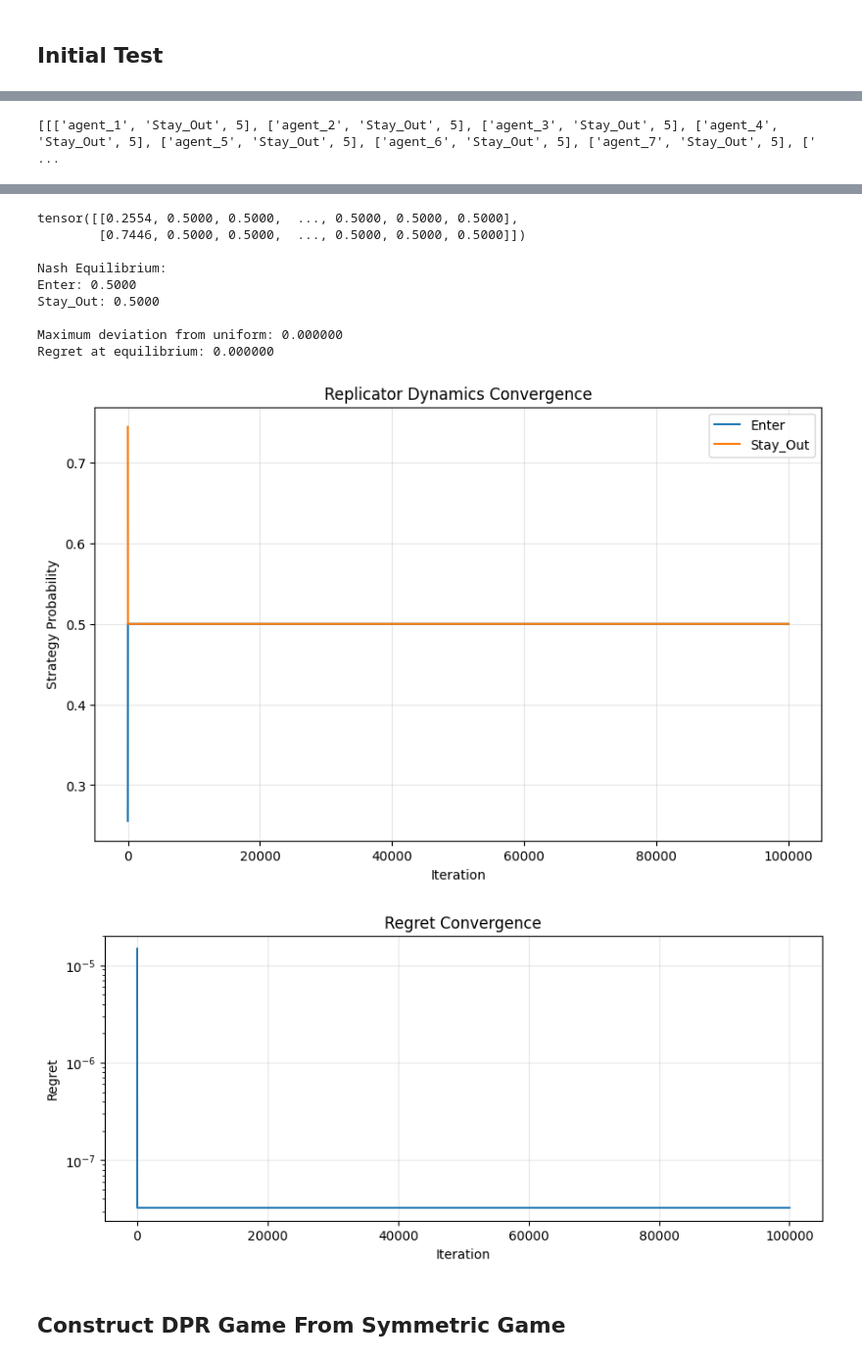
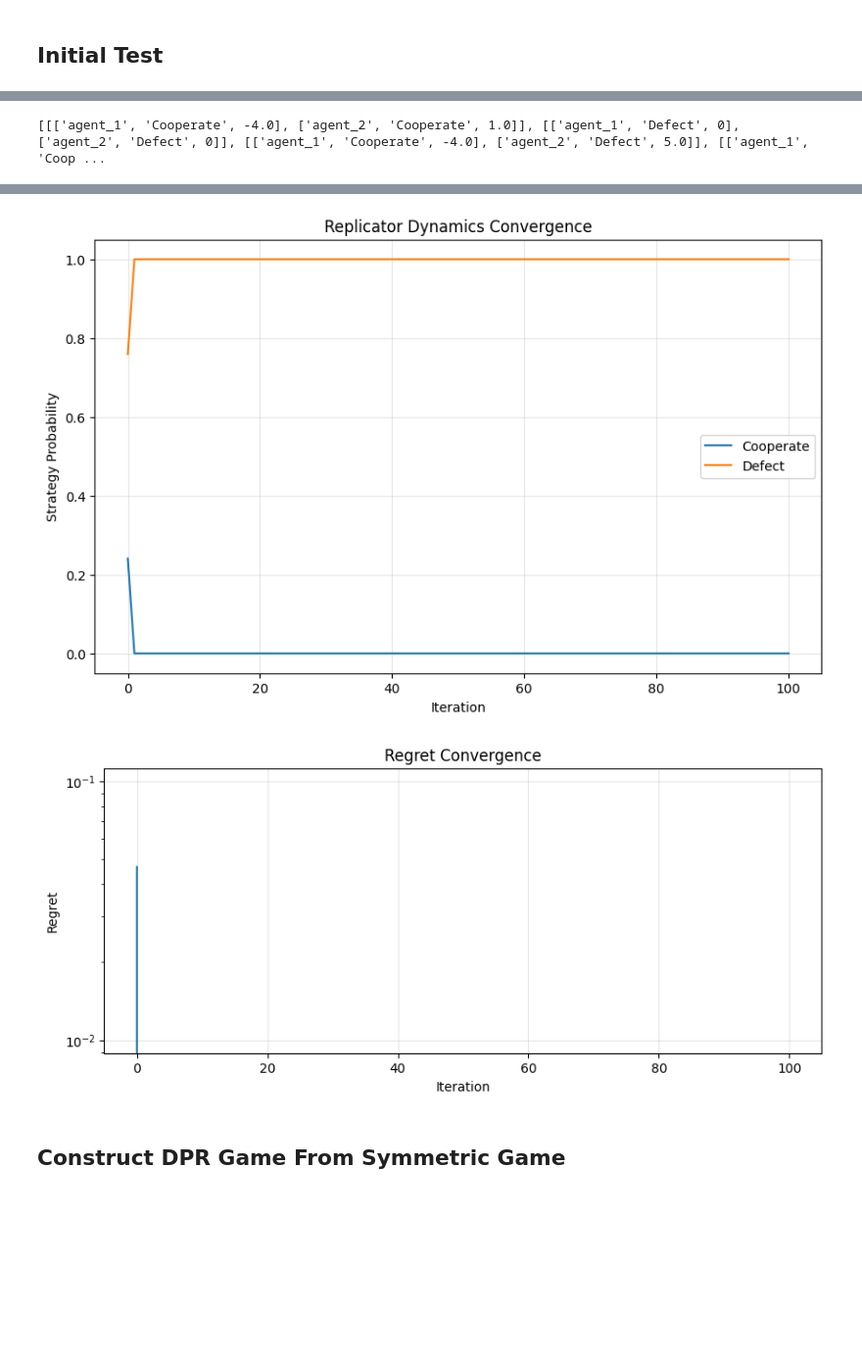
Before and after one commit to anrigu/melo_project, a Jupyter notebook: marketsim/egta/test.ipynb, the cells around one changed output, grey strips where cells are left out. Shown at 98% size. Saved outputs shown, nothing was run; the diff lists cells and outputs as text; code cells hidden in the pictures; blank space fills up the shorter version.

```diff
--- a/marketsim/egta/test.ipynb
+++ b/marketsim/egta/test.ipynb
@@ -25,10 +25,10 @@ Matplotlib created a temporary cache directory at /var/folders/fh/fwc37qhn04d8sx
 # %%
 # Generate and display the data
-rps_profiles, rps_strategy_names = games.generate_market_entry_game(num_players=25)#generate_blotto_data(num_players=25, num_battlefields=2, num_troops=2)#generate_rps_25_player_data()
+rps_profiles, rps_strategy_names = games.generate_prisoners_dilemma(num_players=2)#generate_blotto_data(num_players=25, num_battlefields=2, num_troops=2)#generate_rps_25_player_data()
 print(rps_profiles)
 rps_data = rps_profiles
 # %% [output]
-[[['agent_1', 'Stay_Out', 5], ['agent_2', 'Stay_Out', 5], ['agent_3', 'Stay_Out', 5], ['agent_4', 'Stay_Out', 5], ['agent_5', 'Stay_Out', 5], ['agent_6', 'Stay_Out', 5], ['agent_7', 'Stay_Out', 5], [' ...
+[[['agent_1', 'Cooperate', -4.0], ['agent_2', 'Cooperate', 1.0]], [['agent_1', 'Defect', 0], ['agent_2', 'Defect', 0]], [['agent_1', 'Cooperate', -4.0], ['agent_2', 'Defect', 5.0]], [['agent_1', 'Coop ...
 # %%
 # Create symmetric game from the data
 device = "cuda" if torch.cuda.is_available() else "cpu"
@@ -43,7 +43,7 @@ print(f"Created RPS game with {rps_game.num_players} players and {rps_game.num_a
 print(f"Strategy names: {rps_game.strategy_names}")
 
 #find Nash equilibrium using replicator dynamics
-iters = 100000
+iters = 100
 
 #generate random mixture
 random_mixture = torch.rand(rps_game.num_actions, device=rps_game.device)
@@ -64,8 +64,7 @@ print("\nNash Equilibrium:")
 for i, strat in enumerate(rps_game.strategy_names):
     print(f"{strat}: {eq_mixture[i].item():.4f}")
 
-# Verify this matches the expected [1/3, 1/3, 1/3] distribution
-print(f"\nMaximum deviation from uniform: {torch.max(torch.abs(eq_mixture - 1/rps_game.num_actions)).item():.6f}")
+#print(f"\nMaximum deviation from uniform: {torch.max(torch.abs(eq_mixture - 1/rps_game.num_actions)).item():.6f}")
 
 # Calculate regret at the equilibrium
 regret = rps_game.regret(eq_mixture)
@@ -116,14 +115,5 @@ Starting random mixture: tensor([0.2554, 0.7446])
-tensor([[0.2554, 0.5000, 0.5000,  ..., 0.5000, 0.5000, 0.5000],
-        [0.7446, 0.5000, 0.5000,  ..., 0.5000, 0.5000, 0.5000]])
-
-Nash Equilibrium:
-Enter: 0.5000
-Stay_Out: 0.5000
-
-Maximum deviation from uniform: 0.000000
-Regret at equilibrium: 0.000000
-[figure, old version]
+[figure, new version]
-[figure, old version]
+[figure, new version]
 # %% [markdown]
 ## Construct DPR Game From Symmetric Game
 # %%
```
Also changed, not shown: parts of 3 cells of this notebook, 2 other files.
